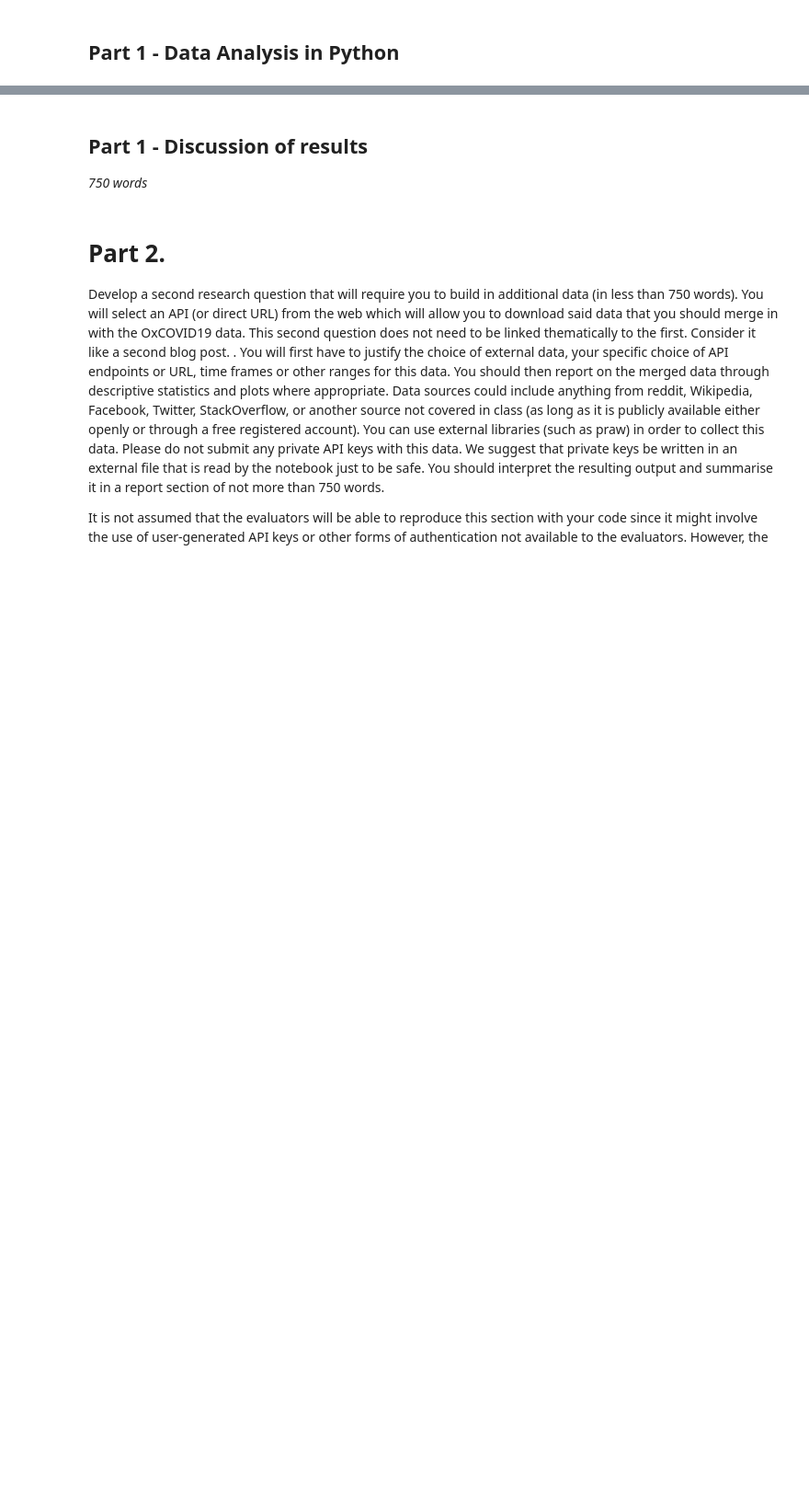
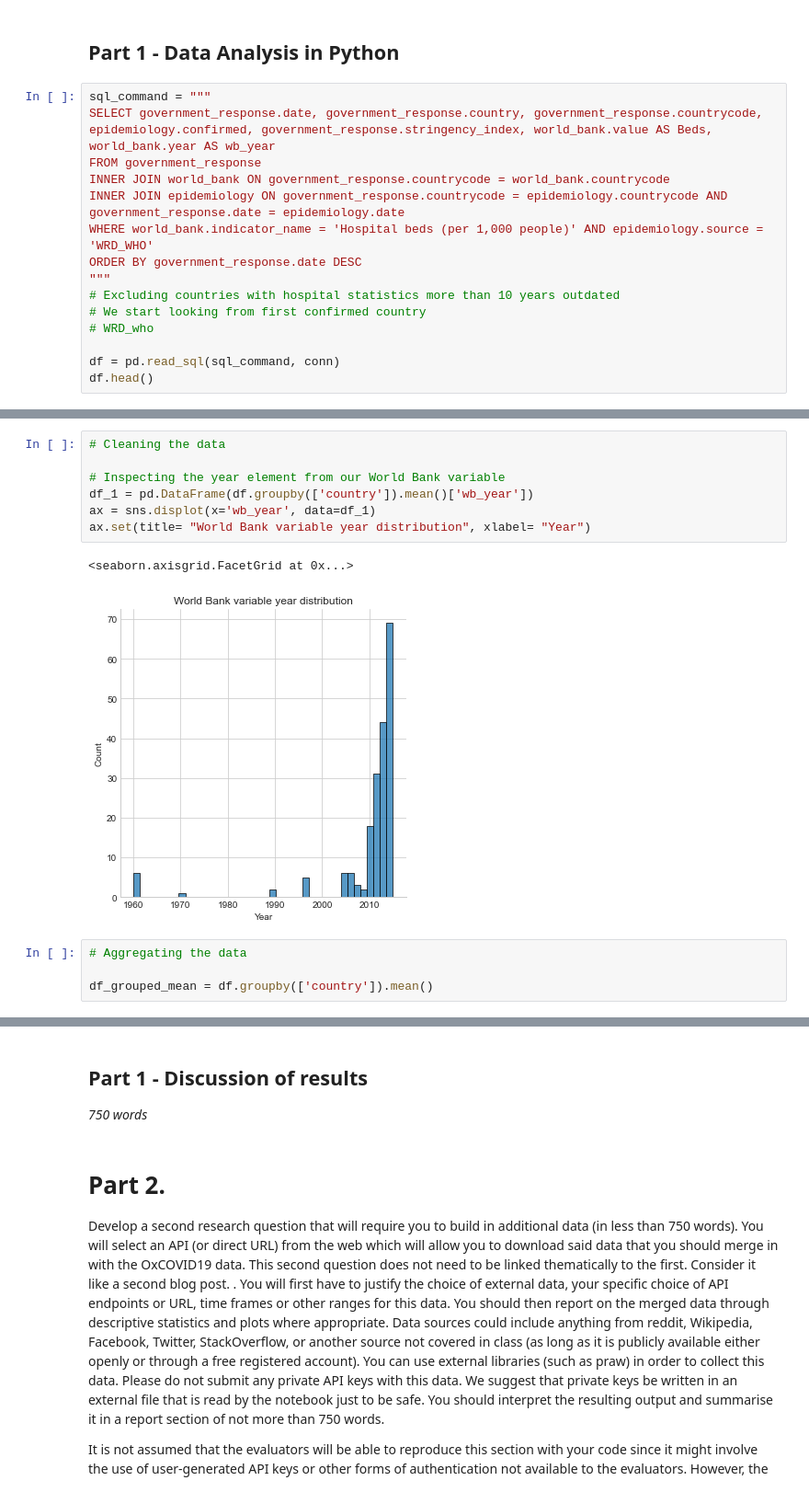
Before and after one commit to wbhz/COVID-19-Analyses, a Jupyter notebook: Willem_Zents_Fundamentals_Summative.ipynb, the cells around one changed output, grey strips where cells are left out. Shown: that part at 92% size. Drawn from its saved outputs; the diff is of its cells as text; blank space fills up the shorter version.

```diff
--- a/Willem_Zents_Fundamentals_Summative.ipynb
+++ b/Willem_Zents_Fundamentals_Summative.ipynb
@@ -87,2 +67,17 @@ dtype: int64
 # %% [markdown]
 ## Part 1 - Data Analysis in Python
+# %%
+sql_command = """
+SELECT government_response.date, government_response.country, government_response.countrycode, epidemiology.confirmed, government_response.stringency_index, world_bank.value AS Beds, world_bank.year AS wb_year
+FROM government_response
+INNER JOIN world_bank ON government_response.countrycode = world_bank.countrycode
+INNER JOIN epidemiology ON government_response.countrycode = epidemiology.countrycode AND government_response.date = epidemiology.date
+WHERE world_bank.indicator_name = 'Hospital beds (per 1,000 people)' AND epidemiology.source = 'WRD_WHO'
+ORDER BY government_response.date DESC
+"""
+# Excluding countries with hospital statistics more than 10 years outdated
+# We start looking from first confirmed country
+# WRD_who
+
+df = pd.read_sql(sql_command, conn)
+df.head()
@@ -88,0 +91,14 @@ dtype: int64
+# %%
+# Cleaning the data
+
+# Inspecting the year element from our World Bank variable
+df_1 = pd.DataFrame(df.groupby(['country']).mean()['wb_year'])
+ax = sns.displot(x='wb_year', data=df_1)
+ax.set(title= "World Bank variable year distribution", xlabel= "Year")
+# %% [output]
+<seaborn.axisgrid.FacetGrid at 0x...>
+[figure, added]
+# %%
+# Aggregating the data
+
+df_grouped_mean = df.groupby(['country']).mean()
```
Also changed, not shown: parts of 8 cells of this notebook.
